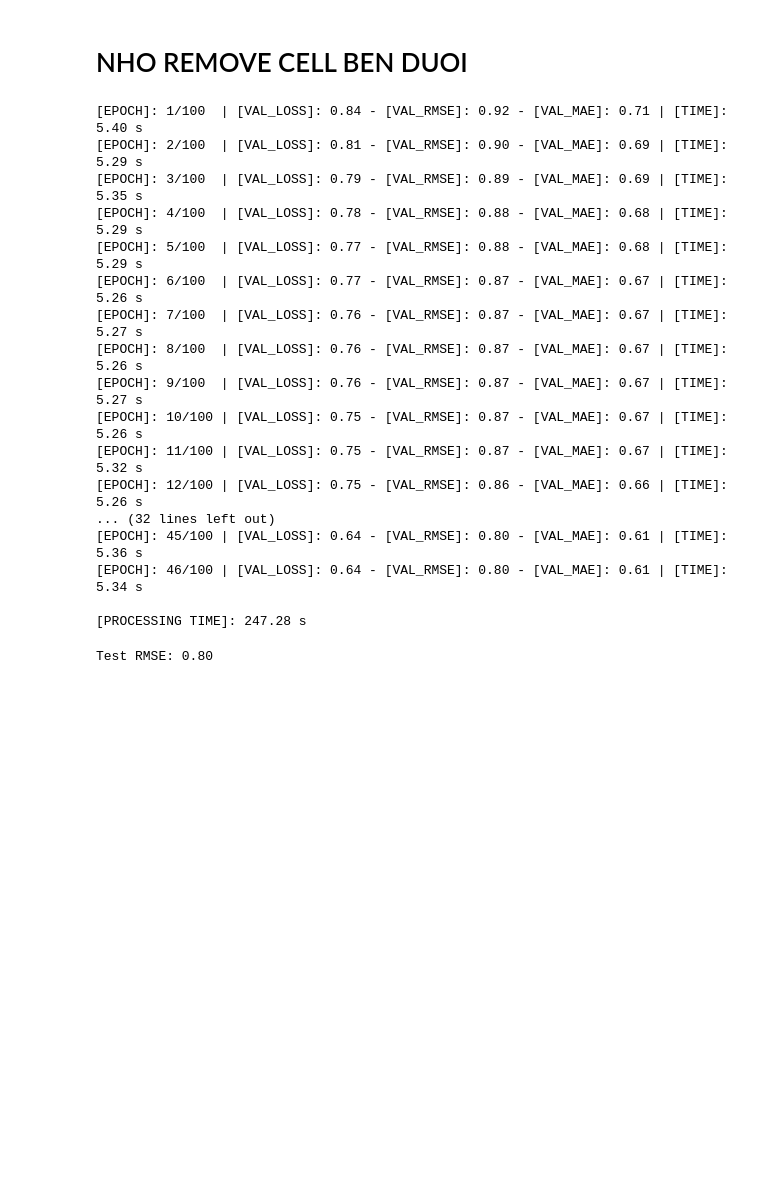
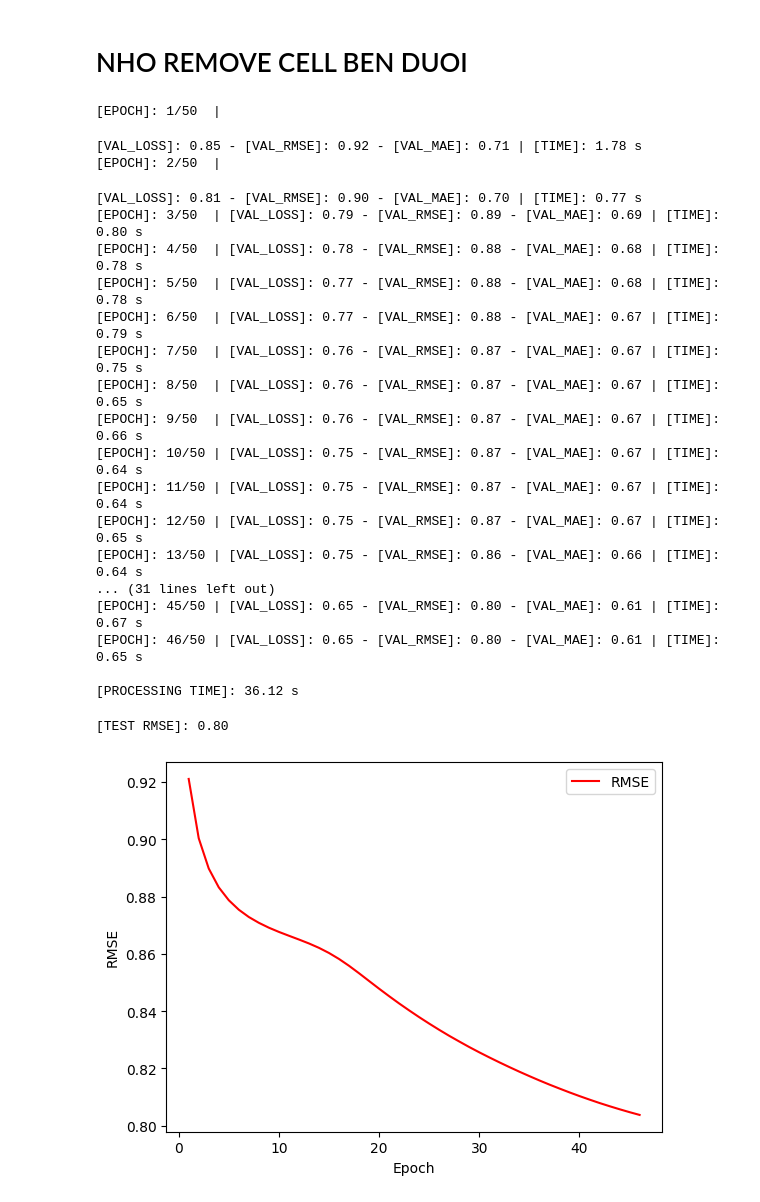
Before and after one commit to ttsoncs/parallel-svd, a Jupyter notebook: main.ipynb, the cells around one changed output. Saved outputs shown, nothing was run; the diff lists cells and outputs as text; code cells hidden in the pictures; blank space fills up the shorter version.

Commit message:
Add parallel and plot

```diff
--- a/main.ipynb
+++ b/main.ipynb
@@ -18,5 +20,6 @@ VARIANTS = {
     "100k": {"filename": "u.data", "sep": "\t"},
     "1m": {"filename": "ratings.dat", "sep": r"::"},
     "20m": {"filename": "ratings.csv", "sep": ","},
+    "32m": {"filename": "ratings.csv", "sep": ","},
 }
 # %%
@@ -126,7 +129,7 @@ def initialization(n_users, n_items, n_factors):
     return bu, bi, pu, qi
 # %%
 @jit(cache=True)
-def run_epoch(X, bu, bi, pu, qi, global_mean, n_factors, lr, reg):
+def run_epoch_cpu(X, bu, bi, pu, qi, global_mean, n_factors, lr, reg):
     # Loop through each rating in the data matrix X
     for i in range(X.shape[0]):
         # Extract user ID, item ID, and rating from current row
@@ -394,41 +434,62 @@ class SVD:
 svd = SVD(
     lr=0.001,
     reg=0.005,
-    n_epochs=100,
-    n_factors=15,
+    n_epochs=50,
+    n_factors=25,
     early_stopping=True,
-    shuffle=True,
     min_rating=1,
     max_rating=5,
+    parallel=True
 )
 
 start = time.time()
 svd.fit(X=train, X_val=val)
 end = time.time()
 
-print(f"\n{bcolors.FAIL}[PROCESSING TIME]:{bcolors.ENDC} {end - start:.2f} s")
+print(f"\n{bcolors.RED}[PROCESSING TIME]:{bcolors.ENDC} {end - start:.2f} s")
 # %% [output]
-[EPOCH]: 1/100  | [VAL_LOSS]: 0.84 - [VAL_RMSE]: 0.92 - [VAL_MAE]: 0.71 | [TIME]: 5.40 s
-[EPOCH]: 2/100  | [VAL_LOSS]: 0.81 - [VAL_RMSE]: 0.90 - [VAL_MAE]: 0.69 | [TIME]: 5.29 s
-[EPOCH]: 3/100  | [VAL_LOSS]: 0.79 - [VAL_RMSE]: 0.89 - [VAL_MAE]: 0.69 | [TIME]: 5.35 s
-[EPOCH]: 4/100  | [VAL_LOSS]: 0.78 - [VAL_RMSE]: 0.88 - [VAL_MAE]: 0.68 | [TIME]: 5.29 s
-[EPOCH]: 5/100  | [VAL_LOSS]: 0.77 - [VAL_RMSE]: 0.88 - [VAL_MAE]: 0.68 | [TIME]: 5.29 s
-[EPOCH]: 6/100  | [VAL_LOSS]: 0.77 - [VAL_RMSE]: 0.87 - [VAL_MAE]: 0.67 | [TIME]: 5.26 s
-[EPOCH]: 7/100  | [VAL_LOSS]: 0.76 - [VAL_RMSE]: 0.87 - [VAL_MAE]: 0.67 | [TIME]: 5.27 s
-[EPOCH]: 8/100  | [VAL_LOSS]: 0.76 - [VAL_RMSE]: 0.87 - [VAL_MAE]: 0.67 | [TIME]: 5.26 s
-[EPOCH]: 9/100  | [VAL_LOSS]: 0.76 - [VAL_RMSE]: 0.87 - [VAL_MAE]: 0.67 | [TIME]: 5.27 s
-[EPOCH]: 10/100 | [VAL_LOSS]: 0.75 - [VAL_RMSE]: 0.87 - [VAL_MAE]: 0.67 | [TIME]: 5.26 s
-[EPOCH]: 11/100 | [VAL_LOSS]: 0.75 - [VAL_RMSE]: 0.87 - [VAL_MAE]: 0.67 | [TIME]: 5.32 s
-[EPOCH]: 12/100 | [VAL_LOSS]: 0.75 - [VAL_RMSE]: 0.86 - [VAL_MAE]: 0.66 | [TIME]: 5.26 s
-... (32 lines left out)
-[EPOCH]: 45/100 | [VAL_LOSS]: 0.64 - [VAL_RMSE]: 0.80 - [VAL_MAE]: 0.61 | [TIME]: 5.36 s
-[EPOCH]: 46/100 | [VAL_LOSS]: 0.64 - [VAL_RMSE]: 0.80 - [VAL_MAE]: 0.61 | [TIME]: 5.34 s
-
-[PROCESSING TIME]: 247.28 s
+[EPOCH]: 1/50  |
+[VAL_LOSS]: 0.85 - [VAL_RMSE]: 0.92 - [VAL_MAE]: 0.71 | [TIME]: 1.78 s
+[EPOCH]: 2/50  |
+[VAL_LOSS]: 0.81 - [VAL_RMSE]: 0.90 - [VAL_MAE]: 0.70 | [TIME]: 0.77 s
+[EPOCH]: 3/50  | [VAL_LOSS]: 0.79 - [VAL_RMSE]: 0.89 - [VAL_MAE]: 0.69 | [TIME]: 0.80 s
+[EPOCH]: 4/50  | [VAL_LOSS]: 0.78 - [VAL_RMSE]: 0.88 - [VAL_MAE]: 0.68 | [TIME]: 0.78 s
+[EPOCH]: 5/50  | [VAL_LOSS]: 0.77 - [VAL_RMSE]: 0.88 - [VAL_MAE]: 0.68 | [TIME]: 0.78 s
+[EPOCH]: 6/50  | [VAL_LOSS]: 0.77 - [VAL_RMSE]: 0.88 - [VAL_MAE]: 0.67 | [TIME]: 0.79 s
+[EPOCH]: 7/50  | [VAL_LOSS]: 0.76 - [VAL_RMSE]: 0.87 - [VAL_MAE]: 0.67 | [TIME]: 0.75 s
+[EPOCH]: 8/50  | [VAL_LOSS]: 0.76 - [VAL_RMSE]: 0.87 - [VAL_MAE]: 0.67 | [TIME]: 0.65 s
+[EPOCH]: 9/50  | [VAL_LOSS]: 0.76 - [VAL_RMSE]: 0.87 - [VAL_MAE]: 0.67 | [TIME]: 0.66 s
+[EPOCH]: 10/50 | [VAL_LOSS]: 0.75 - [VAL_RMSE]: 0.87 - [VAL_MAE]: 0.67 | [TIME]: 0.64 s
+[EPOCH]: 11/50 | [VAL_LOSS]: 0.75 - [VAL_RMSE]: 0.87 - [VAL_MAE]: 0.67 | [TIME]: 0.64 s
+[EPOCH]: 12/50 | [VAL_LOSS]: 0.75 - [VAL_RMSE]: 0.87 - [VAL_MAE]: 0.67 | [TIME]: 0.65 s
+[EPOCH]: 13/50 | [VAL_LOSS]: 0.75 - [VAL_RMSE]: 0.86 - [VAL_MAE]: 0.66 | [TIME]: 0.64 s
+... (31 lines left out)
+[EPOCH]: 45/50 | [VAL_LOSS]: 0.65 - [VAL_RMSE]: 0.80 - [VAL_MAE]: 0.61 | [TIME]: 0.67 s
+[EPOCH]: 46/50 | [VAL_LOSS]: 0.65 - [VAL_RMSE]: 0.80 - [VAL_MAE]: 0.61 | [TIME]: 0.65 s
+
+[PROCESSING TIME]: 36.12 s
 # %%
 pred = svd.predict(test)
 # %%
-rmse = root_mean_squared_error(test["rating"], pred)
-print(f"Test RMSE: {rmse:.2f}")
+rmse = mean_squared_error(test["rating"], pred, squared = False)
+print(f"\n{bcolors.RED}[TEST RMSE]:{bcolors.ENDC} {rmse:.2f}")
 # %% [output]
-Test RMSE: 0.80
+[TEST RMSE]: 0.80
+# %%
+# Create epoch values
+epochs = np.arange(1, len(svd.log) + 1)
+
+# Plot the data
+plt.plot(epochs, svd.log, color='r', label='RMSE')
+
+# Customize x and y labels
+plt.xlabel("Epoch")
+plt.ylabel("RMSE")
+
+# Add a legend
+plt.legend()
+
+# Show the plot
+plt.show()
+# %% [output]
+[figure, added]
```
Also changed, not shown: parts of 7 cells of this notebook, 1 other file.
